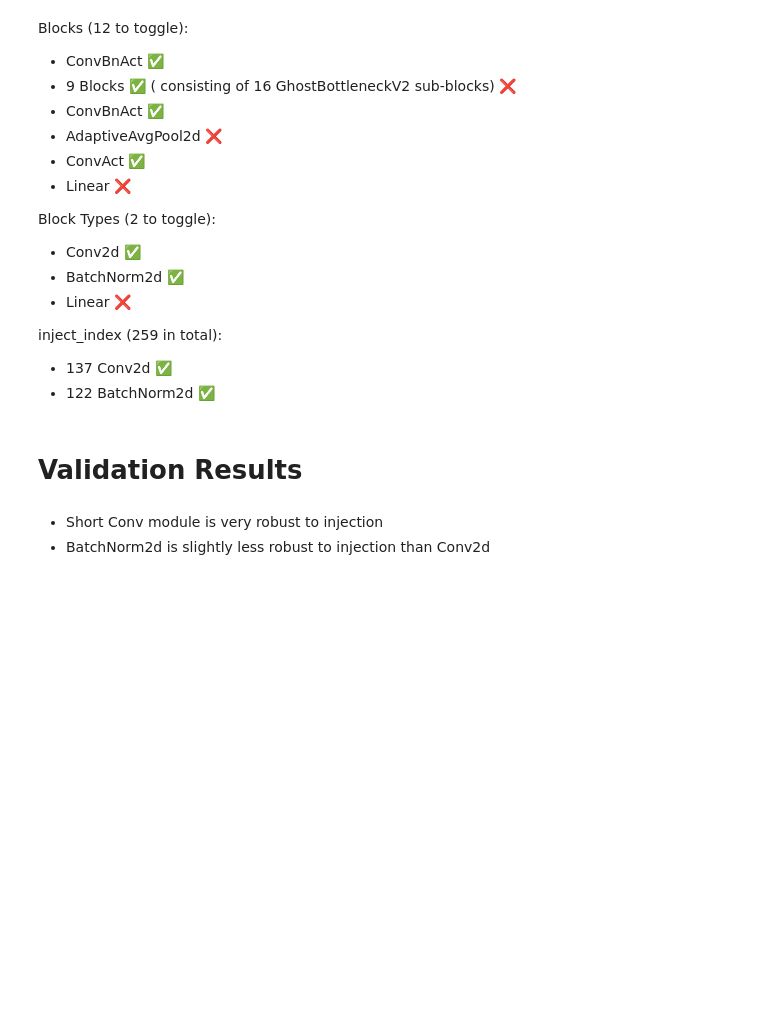
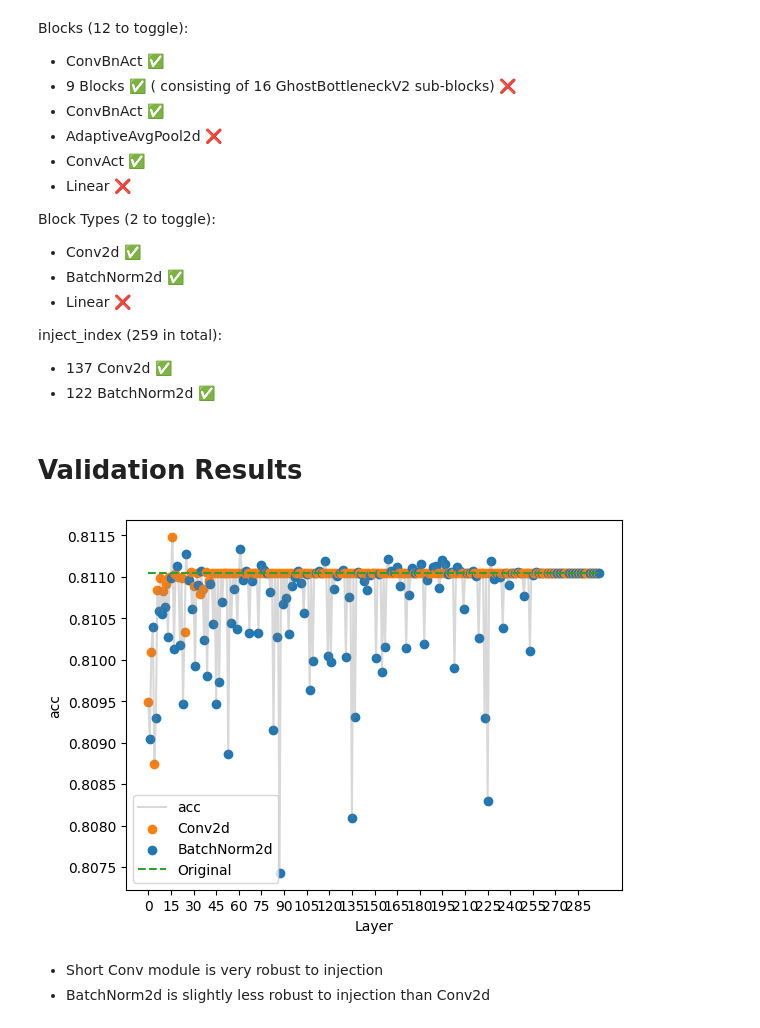
Before and after one commit to simoneangarano/SoftwareFI, a Jupyter notebook: Test.ipynb, the cells around one changed output. Saved outputs shown, nothing was run; the diff lists cells and outputs as text; code cells hidden in the pictures; blank space fills up the shorter version.

Commit message:
test all layers together

```diff
--- a/Test.ipynb
+++ b/Test.ipynb
@@ -168,8 +168,10 @@ layers = [
 ]
 results = json.load(open(f"ckpt/{args.name}_results.json", "r"))
 # %%
-%matplotlib widget
-plot_results(results, layers, "loss")  # loss, acc, miou
+# %matplotlib widget
+plot_results(results, layers, "acc")  # loss, acc, miou
+# %% [output]
+[figure, added]
 # %% [markdown]
 * Short Conv module is very robust to injection
 * BatchNorm2d is slightly less robust to injection than Conv2d
```
Also changed, not shown: 24 other files.
